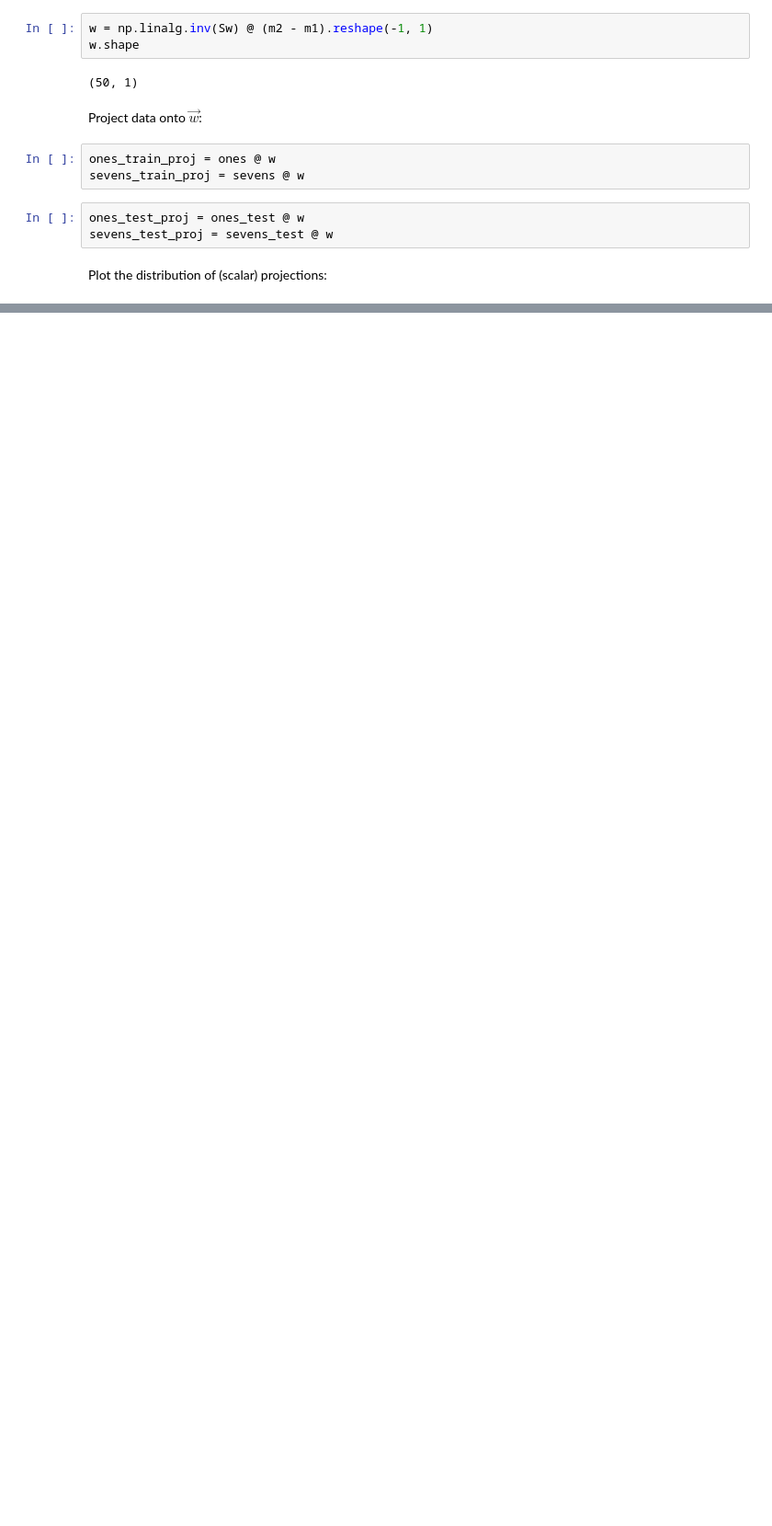
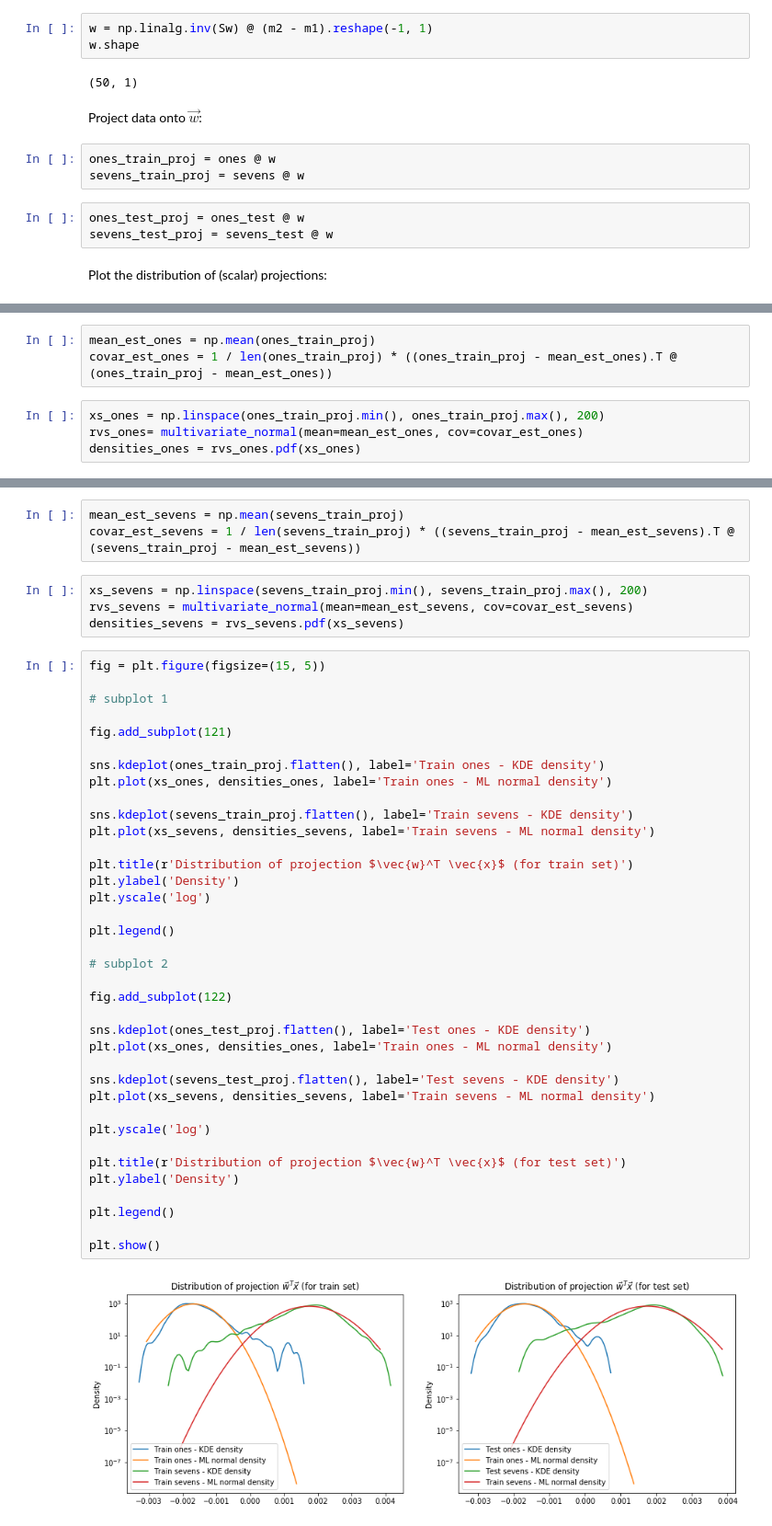
Before and after one commit to zhihanyang2022/bishop1995_notes, a Jupyter notebook: c3_single_layer_networks/fisher_linear_discriminant/fisher_linear_discriminant_demo.ipynb, the cells around one changed output, grey strips where cells are left out. Shown at 92% size. Drawn from its saved outputs; the diff is of its cells as text; blank space fills up the shorter version.

```diff
--- a/c3_single_layer_networks/fisher_linear_discriminant/fisher_linear_discriminant_demo.ipynb
+++ b/c3_single_layer_networks/fisher_linear_discriminant/fisher_linear_discriminant_demo.ipynb
@@ -111,0 +121,7 @@ plt.show()
+# %%
+mean_est_ones = np.mean(ones_train_proj)
+covar_est_ones = 1 / len(ones_train_proj) * ((ones_train_proj - mean_est_ones).T @ (ones_train_proj - mean_est_ones))
+# %%
+xs_ones = np.linspace(ones_train_proj.min(), ones_train_proj.max(), 200)
+rvs_ones= multivariate_normal(mean=mean_est_ones, cov=covar_est_ones)
+densities_ones = rvs_ones.pdf(xs_ones)
@@ -111,0 +130,46 @@ plt.show()
+# %%
+mean_est_sevens = np.mean(sevens_train_proj)
+covar_est_sevens = 1 / len(sevens_train_proj) * ((sevens_train_proj - mean_est_sevens).T @ (sevens_train_proj - mean_est_sevens))
+# %%
+xs_sevens = np.linspace(sevens_train_proj.min(), sevens_train_proj.max(), 200)
+rvs_sevens = multivariate_normal(mean=mean_est_sevens, cov=covar_est_sevens)
+densities_sevens = rvs_sevens.pdf(xs_sevens)
+# %%
+fig = plt.figure(figsize=(15, 5))
+
+# subplot 1
+
+fig.add_subplot(121)
+
+sns.kdeplot(ones_train_proj.flatten(), label='Train ones - KDE density')
+plt.plot(xs_ones, densities_ones, label='Train ones - ML normal density')
+
+sns.kdeplot(sevens_train_proj.flatten(), label='Train sevens - KDE density')
+plt.plot(xs_sevens, densities_sevens, label='Train sevens - ML normal density')
+
+plt.title(r'Distribution of projection $\vec{w}^T \vec{x}$ (for train set)')
+plt.ylabel('Density')
+plt.yscale('log')
+
+plt.legend()
+
+# subplot 2
+
+fig.add_subplot(122)
+
+sns.kdeplot(ones_test_proj.flatten(), label='Test ones - KDE density')
+plt.plot(xs_ones, densities_ones, label='Train ones - ML normal density')
+
+sns.kdeplot(sevens_test_proj.flatten(), label='Test sevens - KDE density')
+plt.plot(xs_sevens, densities_sevens, label='Train sevens - ML normal density')
+
+plt.yscale('log')
+
+plt.title(r'Distribution of projection $\vec{w}^T \vec{x}$ (for test set)')
+plt.ylabel('Density')
+
+plt.legend()
+
+plt.show()
+# %% [output]
+[figure, added]
```
Also changed, not shown: parts of 13 cells of this notebook, 2 other files.
